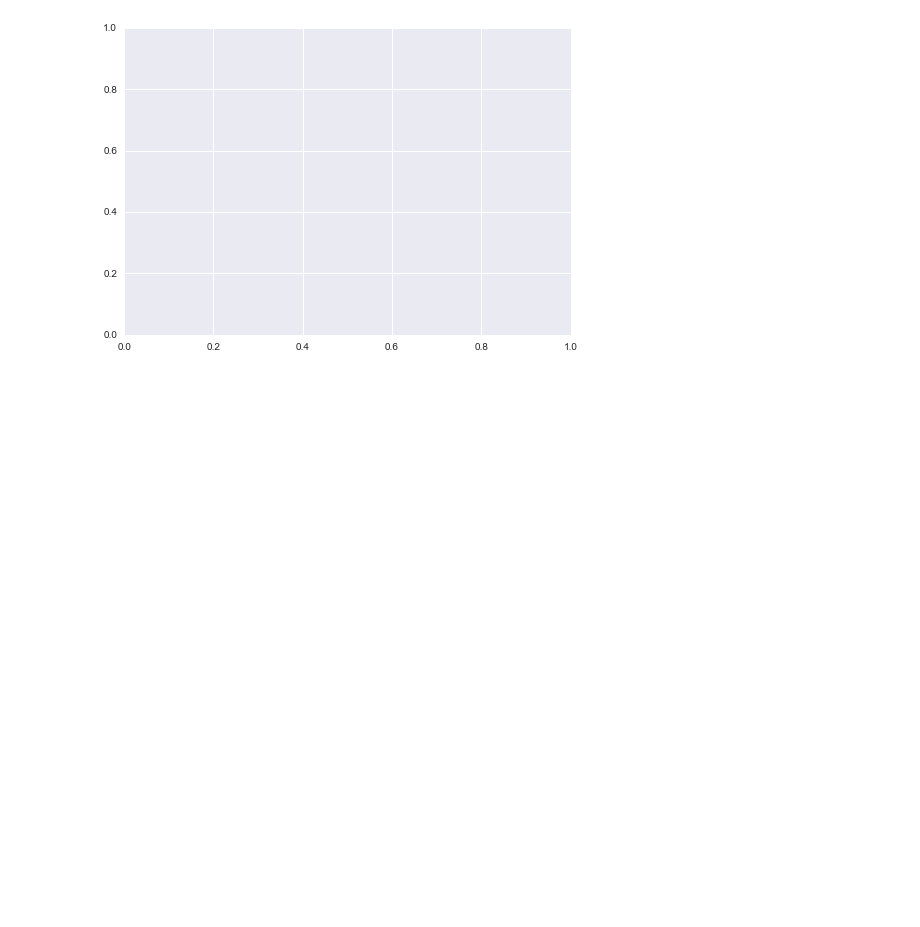
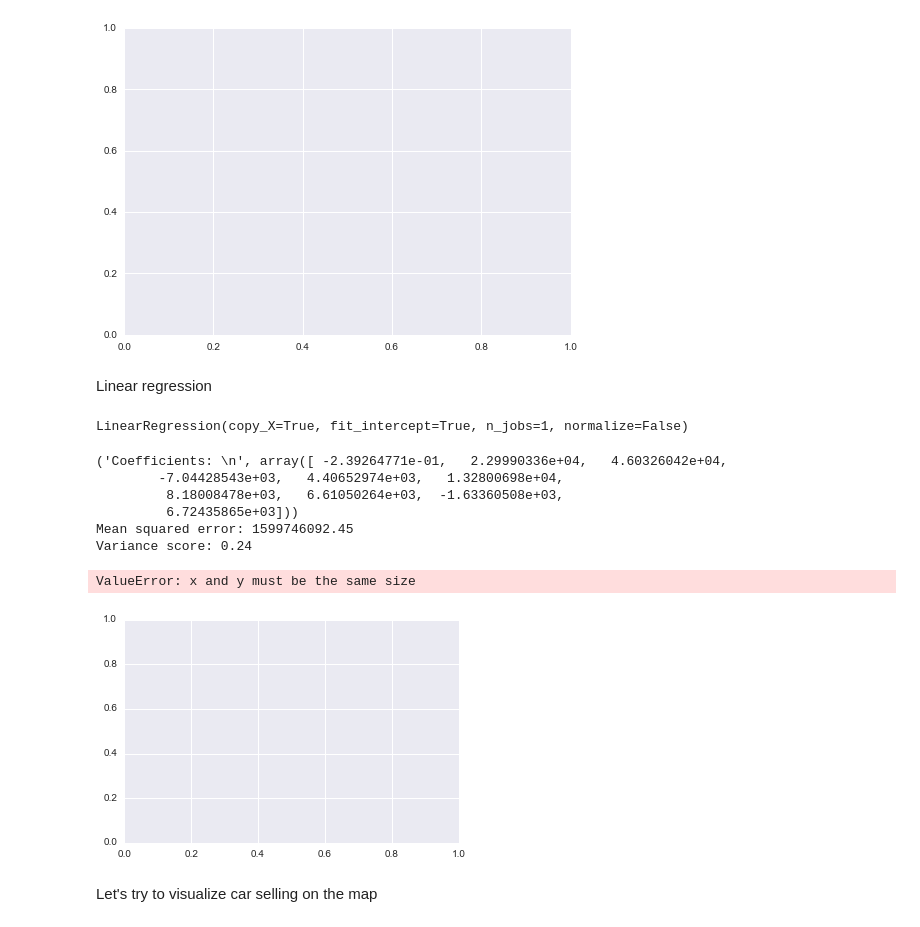
Before and after one commit to epkuznetsova/capstone_project_carsales, a Jupyter notebook: carsales.ipynb, the cells around one changed output. Saved outputs shown, nothing was run; the diff lists cells and outputs as text; code cells hidden in the pictures; blank space fills up the shorter version.

```diff
--- a/carsales.ipynb
+++ b/carsales.ipynb
@@ -579,3 +635,50 @@ plt.show()
 # %% [output]
 [figure]
 [figure]
+# %% [markdown]
+Linear regression
+# %%
+columns = ['odometer',"body_dummy_Convertible","body_dummy_Coupe","body_dummy_Hatch","body_dummy_People Mover","body_dummy_SUV","body_dummy_Sedan","body_dummy_Ute","body_dummy_Van","body_dummy_Wagon"]
+cars_X = body_dummies[columns]
+cars_X_train = cars_X[:-200]
+cars_X_test = cars_X[-200:]
+cars_y = body_dummies.price
+cars_y_train = body_dummies.price[:-200]
+cars_y_test = body_dummies.price[-200:]
+# %%
+# Create linear regression object
+regr = linear_model.LinearRegression()
+# Train the model using the training sets
+regr.fit(cars_X_train, cars_y_train)
+# %% [output]
+LinearRegression(copy_X=True, fit_intercept=True, n_jobs=1, normalize=False)
+# %%
+# The coefficients
+print('Coefficients: \n', regr.coef_)
+# The mean squared error
+print("Mean squared error: %.2f"
+      % np.mean((regr.predict(cars_X_test) - cars_y_test) ** 2))
+# Explained variance score: 1 is perfect prediction
+print('Variance score: %.2f' % regr.score(cars_X_test, cars_y_test))
+
+# Plot outputs
+plt.scatter(cars_X, body_dummies.price, color = 'red')
+plt.scatter(cars_X_test, cars_y_test,  color='black')
+plt.plot(cars_X_test, regr.predict(cars_X_test), color='blue',
+         linewidth=3)
+
+#plt.xticks(())
+#plt.yticks(())
+
+plt.show()
+# %% [output]
+('Coefficients: \n', array([ -2.39264771e-01,   2.29990336e+04,   4.60326042e+04,
+        -7.04428543e+03,   4.40652974e+03,   1.32800698e+04,
+         8.18008478e+03,   6.61050264e+03,  -1.63360508e+03,
+         6.72435865e+03]))
+Mean squared error: 1599746092.45
+Variance score: 0.24
+ValueError: x and y must be the same size
+[figure, added]
+# %% [markdown]
+Let's try to visualize car selling on the map
```
Also changed, not shown: parts of 25 cells of this notebook.
